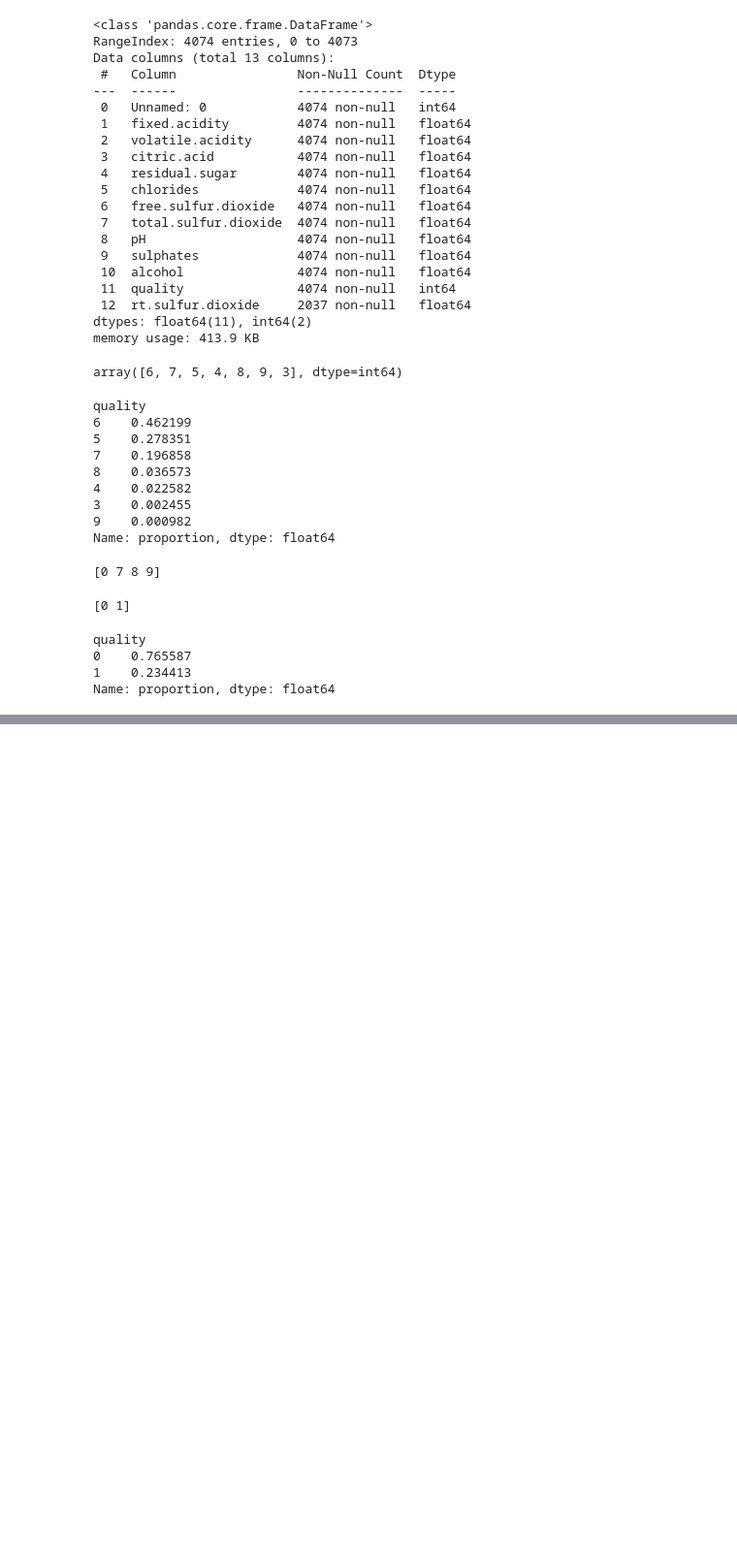
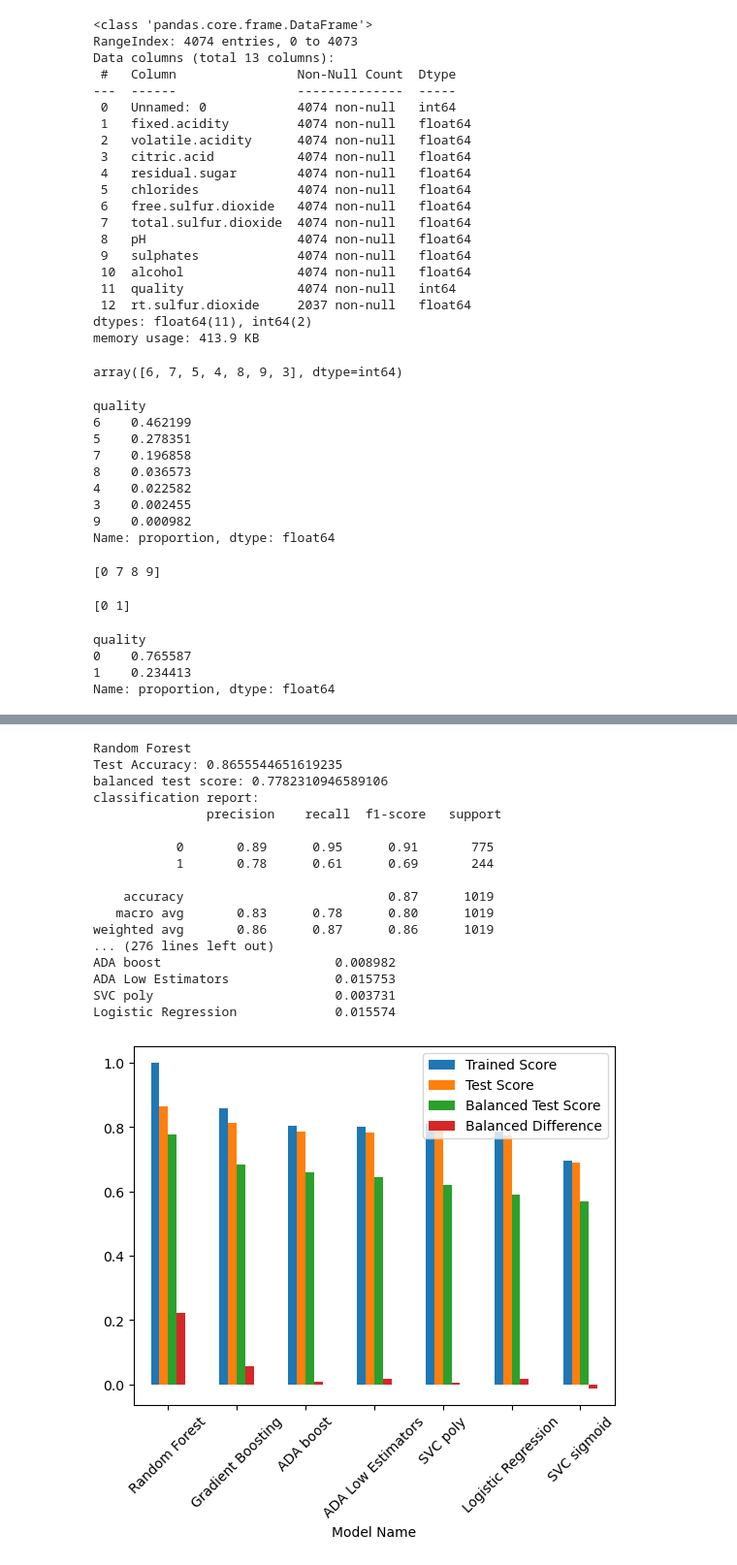
Before and after one commit to knox135/group-project-2, a Jupyter notebook: models/MajorWineData2.ipynb, the cells around one changed output, grey strips where cells are left out. Shown: that part at 97% size. Drawn from its saved outputs; the diff is of its cells as text; code cells hidden in the pictures; blank space fills up the shorter version.

```diff
--- a/models/MajorWineData2.ipynb
+++ b/models/MajorWineData2.ipynb
@@ -117,0 +142,21 @@ SVC sigmoid                    -0.013573
+# %%
+models_full = tests.many_models_full(X_train,y_train,X_test,y_test)
+# %% [output]
+Random Forest
+Test Accuracy: 0.8655544651619235
+balanced test score: 0.7782310946589106
+classification report:
+               precision    recall  f1-score   support
+
+           0       0.89      0.95      0.91       775
+           1       0.78      0.61      0.69       244
+
+    accuracy                           0.87      1019
+   macro avg       0.83      0.78      0.80      1019
+weighted avg       0.86      0.87      0.86      1019
+... (276 lines left out)
+ADA boost                       0.008982
+ADA Low Estimators              0.015753
+SVC poly                        0.003731
+Logistic Regression             0.015574
+[figure, added]
```
Also changed, not shown: parts of 4 cells of this notebook, 1 other file.
